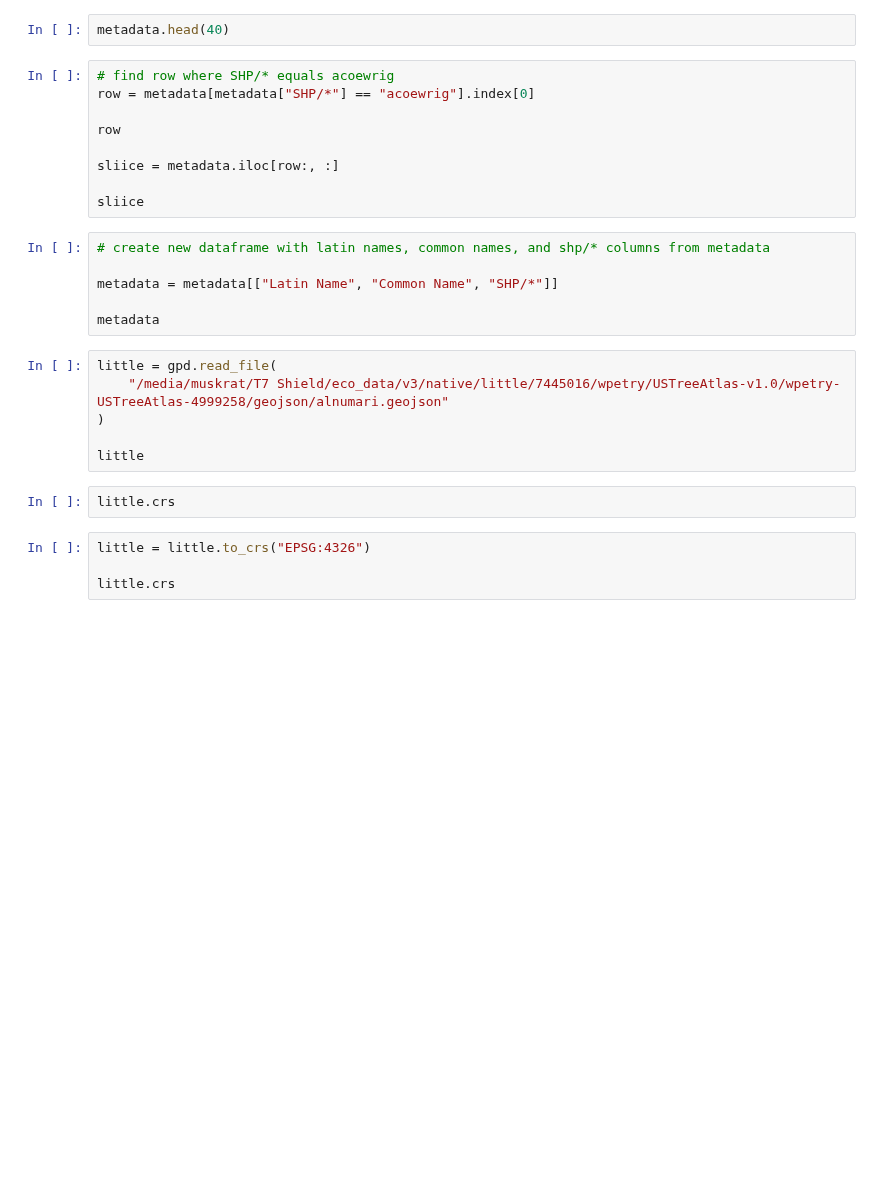
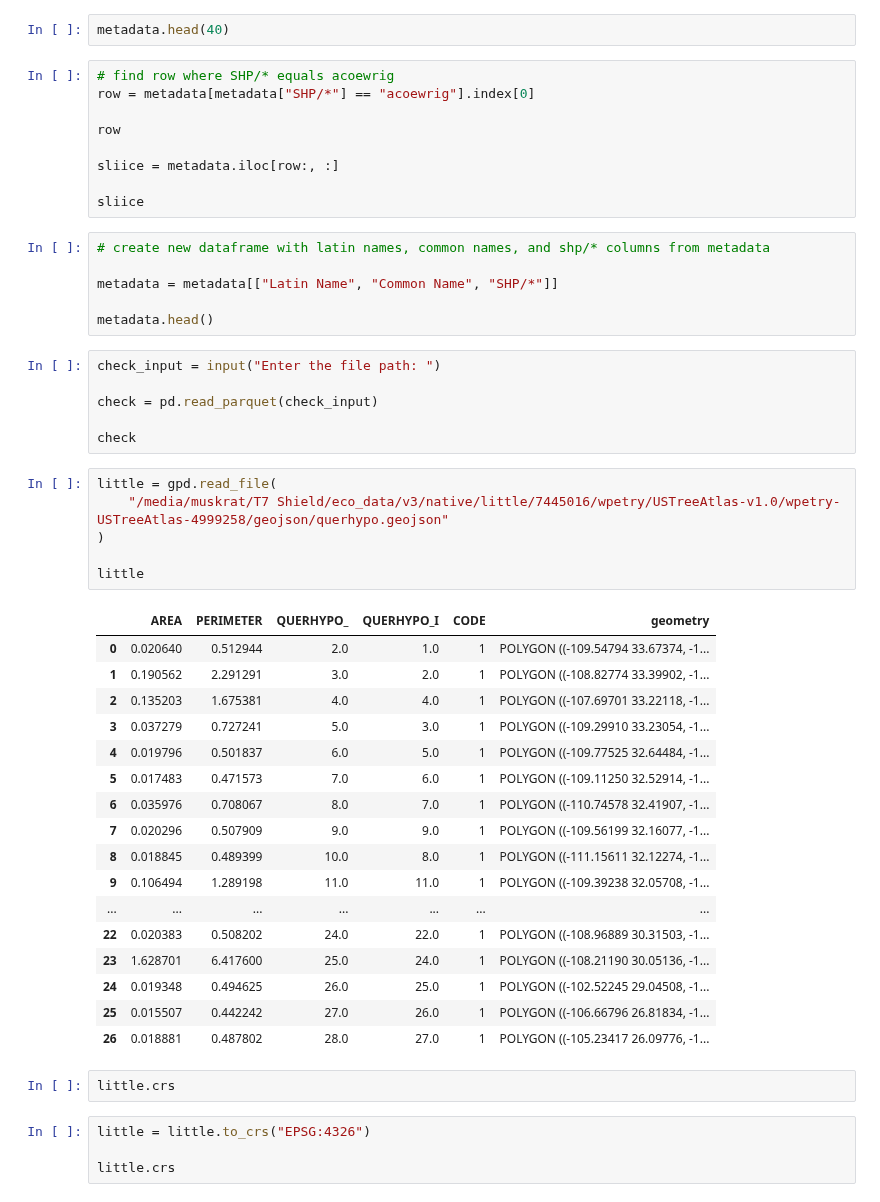
Before and after one commit to sl354207/eco_python, a Jupyter notebook: native/little_test.ipynb, the cells around one changed output. Saved outputs shown, nothing was run; the diff lists cells and outputs as text; blank space fills up the shorter version.

```diff
--- a/native/little_test.ipynb
+++ b/native/little_test.ipynb
@@ -24,13 +24,37 @@ sliice
 
 metadata = metadata[["Latin Name", "Common Name", "SHP/*"]]
 
-metadata
+metadata.head()
+# %%
+check_input = input("Enter the file path: ")
+
+check = pd.read_parquet(check_input)
+
+check
 # %%
 little = gpd.read_file(
-    "/media/muskrat/T7 Shield/eco_data/v3/native/little/7445016/wpetry/USTreeAtlas-v1.0/wpetry-USTreeAtlas-4999258/geojson/alnumari.geojson"
+    "/media/muskrat/T7 Shield/eco_data/v3/native/little/7445016/wpetry/USTreeAtlas-v1.0/wpetry-USTreeAtlas-4999258/geojson/querhypo.geojson"
 )
 
 little
+# %% [output]
+|  | AREA | PERIMETER | QUERHYPO_ | QUERHYPO_I | CODE | geometry |
+| 0 | 0.020640 | 0.512944 | 2.0 | 1.0 | 1 | POLYGON ((-109.54794 33.67374, -1... |
+| 1 | 0.190562 | 2.291291 | 3.0 | 2.0 | 1 | POLYGON ((-108.82774 33.39902, -1... |
+| 2 | 0.135203 | 1.675381 | 4.0 | 4.0 | 1 | POLYGON ((-107.69701 33.22118, -1... |
+| 3 | 0.037279 | 0.727241 | 5.0 | 3.0 | 1 | POLYGON ((-109.29910 33.23054, -1... |
+| 4 | 0.019796 | 0.501837 | 6.0 | 5.0 | 1 | POLYGON ((-109.77525 32.64484, -1... |
+| 5 | 0.017483 | 0.471573 | 7.0 | 6.0 | 1 | POLYGON ((-109.11250 32.52914, -1... |
+| 6 | 0.035976 | 0.708067 | 8.0 | 7.0 | 1 | POLYGON ((-110.74578 32.41907, -1... |
+| 7 | 0.020296 | 0.507909 | 9.0 | 9.0 | 1 | POLYGON ((-109.56199 32.16077, -1... |
+| 8 | 0.018845 | 0.489399 | 10.0 | 8.0 | 1 | POLYGON ((-111.15611 32.12274, -1... |
+| 9 | 0.106494 | 1.289198 | 11.0 | 11.0 | 1 | POLYGON ((-109.39238 32.05708, -1... |
+| ... | ... | ... | ... | ... | ... | ... |
+| 22 | 0.020383 | 0.508202 | 24.0 | 22.0 | 1 | POLYGON ((-108.96889 30.31503, -1... |
+| 23 | 1.628701 | 6.417600 | 25.0 | 24.0 | 1 | POLYGON ((-108.21190 30.05136, -1... |
+| 24 | 0.019348 | 0.494625 | 26.0 | 25.0 | 1 | POLYGON ((-102.52245 29.04508, -1... |
+| 25 | 0.015507 | 0.442242 | 27.0 | 26.0 | 1 | POLYGON ((-106.66796 26.81834, -1... |
+| 26 | 0.018881 | 0.487802 | 28.0 | 27.0 | 1 | POLYGON ((-105.23417 26.09776, -1... |
 # %%
 little.crs
 # %%
```
Also changed, not shown: parts of 18 cells of this notebook, 2 other files.
